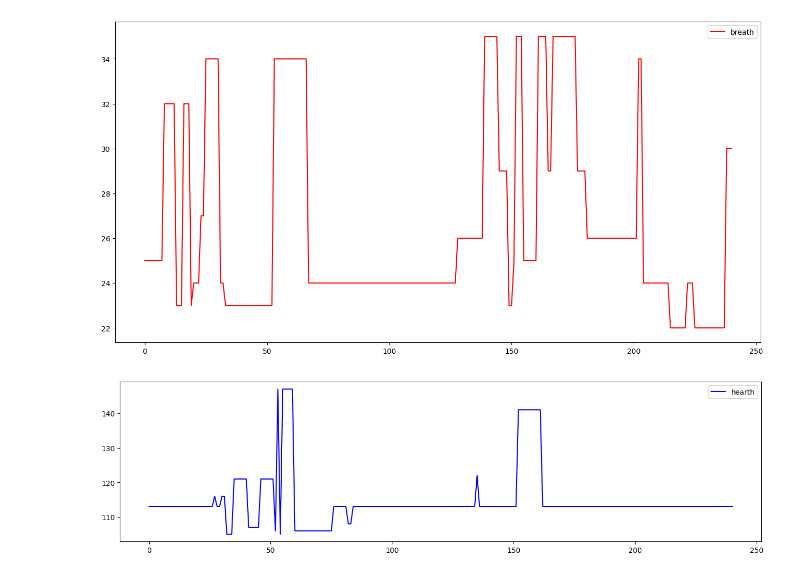
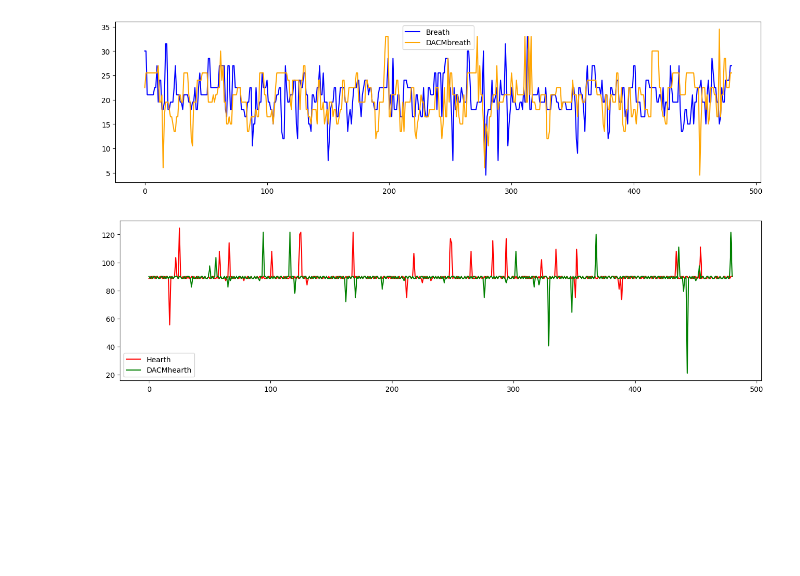
Before and after one commit to tqdinh/gensignal, a Jupyter notebook: HCMUS_GEN_FMCWRADAR.ipynb, the cells around one changed output. Drawn from its saved outputs; the diff is of its cells as text; code cells hidden in the pictures; blank space fills up the shorter version.

```diff
--- a/HCMUS_GEN_FMCWRADAR.ipynb
+++ b/HCMUS_GEN_FMCWRADAR.ipynb
@@ -178,10 +214,10 @@ def extractPhase(interestingRangeBin):
         phaseExtracted[i]= tmpPhase
     return phaseExtracted
 # %%
-unwrapped_phase_DACM= extractPhase(np.array(rangeProfiles)[:,interesting_bin])
+unwrapped_phase_DACM= extractPhase(np.array(dopplerMatrix)[:,interesting_bin])
 # %%
 NUM_CHIRP_ONE_MINUTE = FPS *CPF*60
-interest_bin_phase = np.array(rangeProfiles)[:,interesting_bin]
+interest_bin_phase = np.array(dopplerMatrix)[:,interesting_bin]
 phase_angle =np.angle(interest_bin_phase)
 phase_angle_unwrapped = np.unwrap(phase_angle)
 
@@ -297,7 +333,7 @@ DACMheart_filtered_signal =filter_signal(np.array(est_signal_DACM),heart_band_fi
 est_signal =phase_angle_unwrapped
 # est_signal =unwrapped_phase_DACM
 
-breath_heart_band_filtering=[45/60,125/60]
+breath_heart_band_filtering=[10/60,150/60]
 filtered_signal =filter_signal(np.array(est_signal),breath_heart_band_filtering[0],breath_heart_band_filtering[1],EXTRACTED_SAMPLING_RATE,4)
 
 breath_band_filtering=[20/60,60/60]
@@ -366,10 +406,16 @@ def getFreq(theSignal,signalSamplingRate,windowSize,overlapSize):
         hanning_window = np.hanning(windowSize)
 
         fft_output=np.fft.fft(window)
+
+        peaks, _ = find_peaks(np.abs(fft_output))
+        peak_frequency = peaks[0] * (1/signalSamplingRate)
+
         freq_axis =np.fft.fftfreq(len(window), 1/signalSamplingRate)
         sorted_indices = (np.argsort(np.abs(fft_output))[::-1])[:1]
 
-        freqs.append(60*(abs(freq_axis[sorted_indices]))[0])
+        #freqs.append(60*(abs(freq_axis[sorted_indices]))[0])
+        freqs.append(60*peak_frequency)
+
     return freqs
 # %%
 plt.plot(heart_filtered_signal[:2400])
@@ -385,23 +431,26 @@ plt.show()
 # %%
 
+breath_without_filtering =getFreq(filtered_signal,EXTRACTED_SAMPLING_RATE,NUM_CHIRP_ONE_MINUTE,20)
 breathfreqs =getFreq(breath_filtered_signal,EXTRACTED_SAMPLING_RATE,NUM_CHIRP_ONE_MINUTE,20)
 heartfreqs =getFreq(heart_filtered_signal,EXTRACTED_SAMPLING_RATE,NUM_CHIRP_ONE_MINUTE,20)
 
 
 DACMbreathfreqs =getFreq(DACMbreath_filtered_signal,EXTRACTED_SAMPLING_RATE,NUM_CHIRP_ONE_MINUTE,20)
 DACMheartfreqs =getFreq(DACMheart_filtered_signal,EXTRACTED_SAMPLING_RATE,NUM_CHIRP_ONE_MINUTE,20)
 
-plt.figure(figsize=(16,8))
-plt.plot(breathfreqs,label="breath",color="red")
-# plt.plot(DACMbreathfreqs,label="DACMbreath",color="orange")
+plt.figure(figsize=(16,4))
+plt.plot(breathfreqs,label="Breath",color="blue")
+plt.plot(DACMbreathfreqs,label="DACMbreath",color="orange")
+
+
 plt.legend()
 
 plt.show()
 plt.figure(figsize=(16,4))
-plt.plot(heartfreqs,label="hearth",color="blue")
-# plt.plot(DACMheartfreqs,label="DACMhearth",color="green")
+plt.plot(heartfreqs,label="Hearth",color="red")
+plt.plot(DACMheartfreqs,label="DACMhearth",color="green")
 plt.legend()
 plt.show()
 # %% [output]
-[figure, old version]
+[figure, new version]
-[figure, old version]
+[figure, new version]
```
Also changed, not shown: parts of 14 cells of this notebook.
